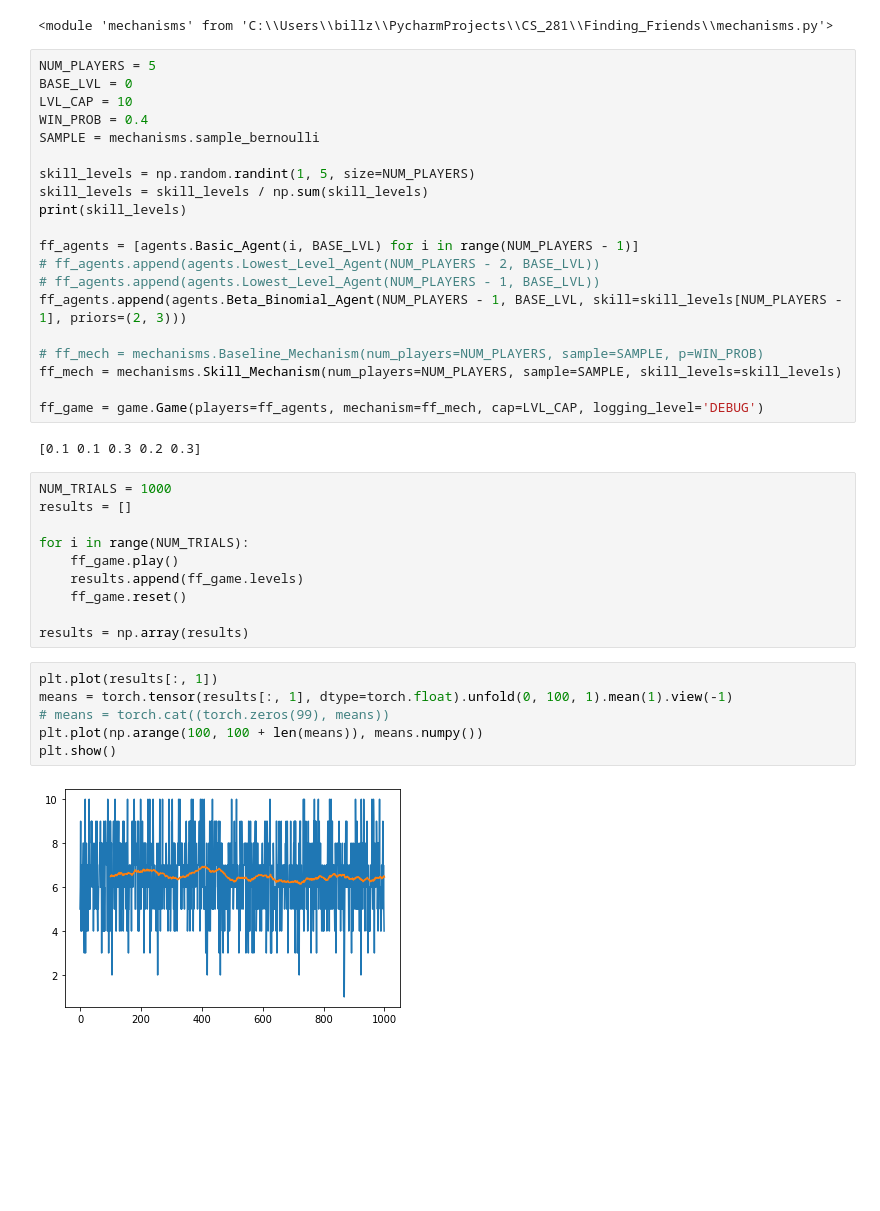
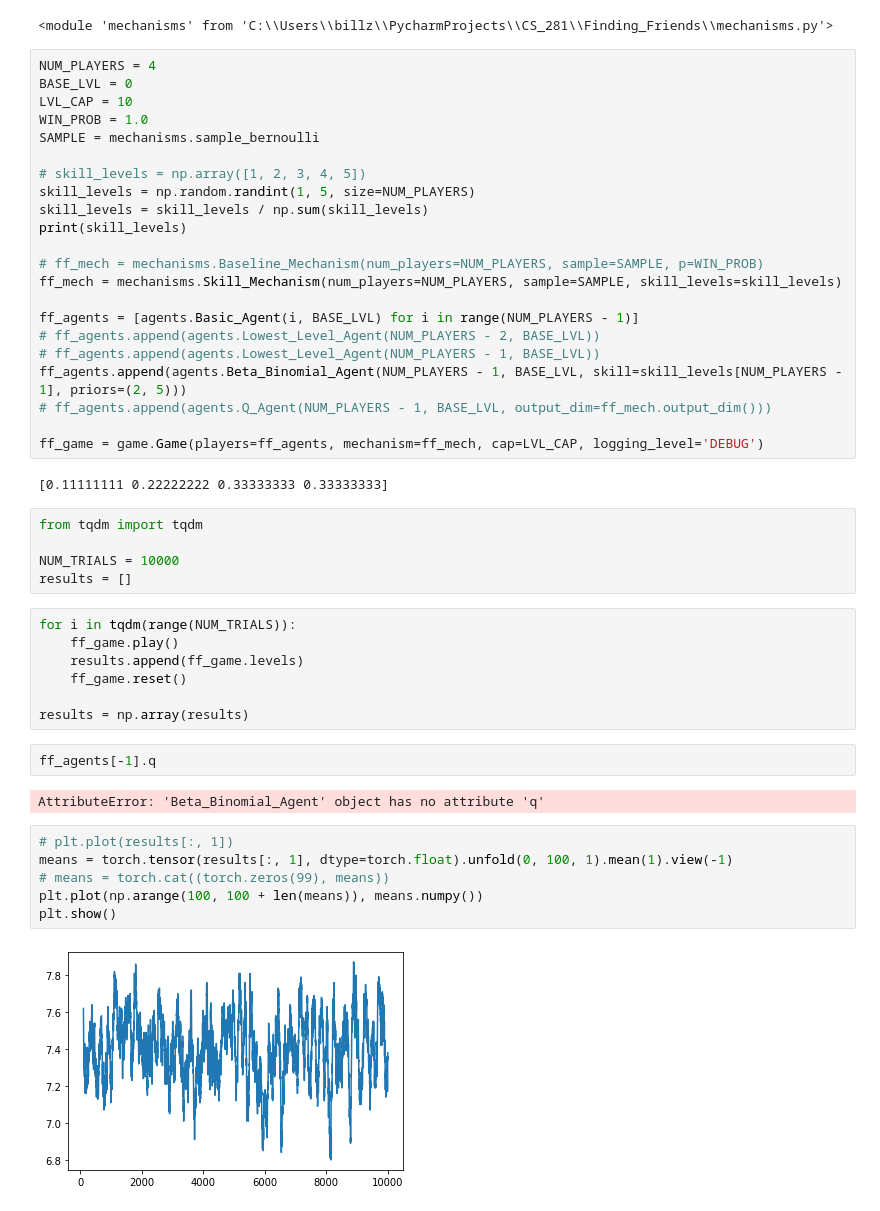
Before and after one commit to bzhang42/Finding_Friends, a Jupyter notebook: game_analysis.ipynb, the cells around one changed output. Saved outputs shown, nothing was run; the diff lists cells and outputs as text; blank space fills up the shorter version.

```diff
--- a/game_analysis.ipynb
+++ b/game_analysis.ipynb
@@ -15,43 +15,51 @@ importlib.reload(mechanisms)
 # %% [output]
 <module 'mechanisms' from 'C:\\Users\\billz\\PycharmProjects\\CS_281\\Finding_Friends\\mechanisms.py'>
 # %%
-NUM_PLAYERS = 5
+NUM_PLAYERS = 4
 BASE_LVL = 0
 LVL_CAP = 10
-WIN_PROB = 0.4
+WIN_PROB = 1.0
 SAMPLE = mechanisms.sample_bernoulli
 
+# skill_levels = np.array([1, 2, 3, 4, 5])
 skill_levels = np.random.randint(1, 5, size=NUM_PLAYERS)
 skill_levels = skill_levels / np.sum(skill_levels)
 print(skill_levels)
 
+# ff_mech = mechanisms.Baseline_Mechanism(num_players=NUM_PLAYERS, sample=SAMPLE, p=WIN_PROB)
+ff_mech = mechanisms.Skill_Mechanism(num_players=NUM_PLAYERS, sample=SAMPLE, skill_levels=skill_levels)
+
 ff_agents = [agents.Basic_Agent(i, BASE_LVL) for i in range(NUM_PLAYERS - 1)]
 # ff_agents.append(agents.Lowest_Level_Agent(NUM_PLAYERS - 2, BASE_LVL))
 # ff_agents.append(agents.Lowest_Level_Agent(NUM_PLAYERS - 1, BASE_LVL))
-ff_agents.append(agents.Beta_Binomial_Agent(NUM_PLAYERS - 1, BASE_LVL, skill=skill_levels[NUM_PLAYERS - 1], priors=(2, 3)))
-
-# ff_mech = mechanisms.Baseline_Mechanism(num_players=NUM_PLAYERS, sample=SAMPLE, p=WIN_PROB)
-ff_mech = mechanisms.Skill_Mechanism(num_players=NUM_PLAYERS, sample=SAMPLE, skill_levels=skill_levels)
+ff_agents.append(agents.Beta_Binomial_Agent(NUM_PLAYERS - 1, BASE_LVL, skill=skill_levels[NUM_PLAYERS - 1], priors=(2, 5)))
+# ff_agents.append(agents.Q_Agent(NUM_PLAYERS - 1, BASE_LVL, output_dim=ff_mech.output_dim()))
 
 ff_game = game.Game(players=ff_agents, mechanism=ff_mech, cap=LVL_CAP, logging_level='DEBUG')
 # %% [output]
-[0.1 0.1 0.3 0.2 0.3]
+[0.11111111 0.22222222 0.33333333 0.33333333]
+# %%
+from tqdm import tqdm
+
+NUM_TRIALS = 10000
+results = []
 # %%
-NUM_TRIALS = 1000
-results = []
-
-for i in range(NUM_TRIALS):
+for i in tqdm(range(NUM_TRIALS)):
     ff_game.play()
     results.append(ff_game.levels)
     ff_game.reset()
 
 results = np.array(results)
+# %%
+ff_agents[-1].q
+# %% [output]
+AttributeError: 'Beta_Binomial_Agent' object has no attribute 'q'
 # %%
-plt.plot(results[:, 1])
+# plt.plot(results[:, 1])
 means = torch.tensor(results[:, 1], dtype=torch.float).unfold(0, 100, 1).mean(1).view(-1)
 # means = torch.cat((torch.zeros(99), means))
 plt.plot(np.arange(100, 100 + len(means)), means.numpy())
 plt.show()
 # %% [output]
-[figure, old version]
+[figure, new version]
 # %%
```
Also changed, not shown: parts of 11 cells of this notebook, 13 other files.
